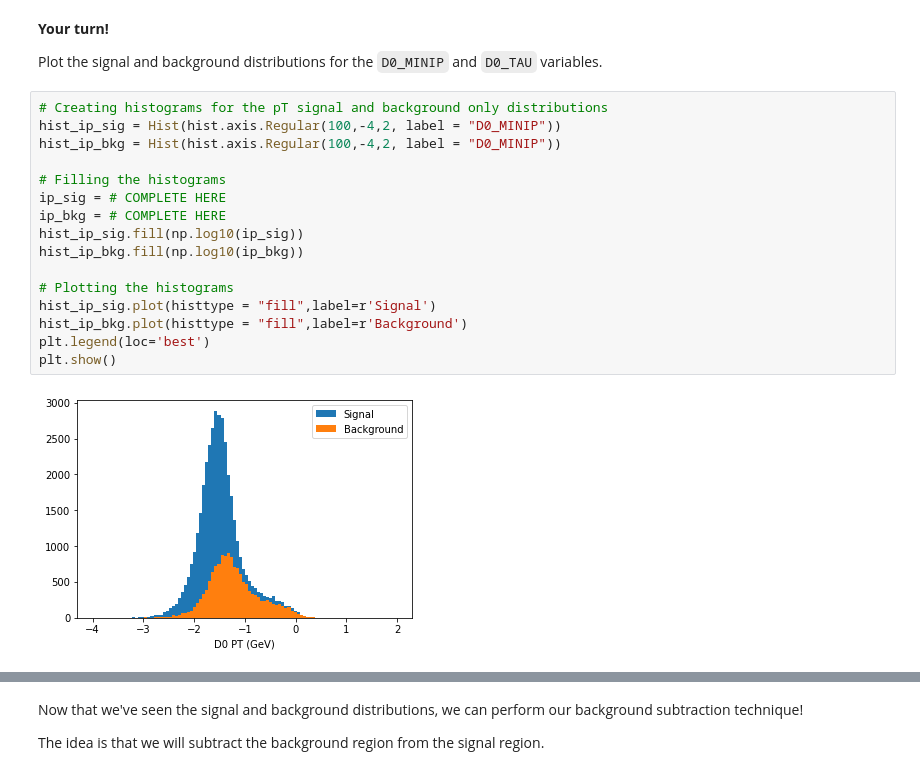
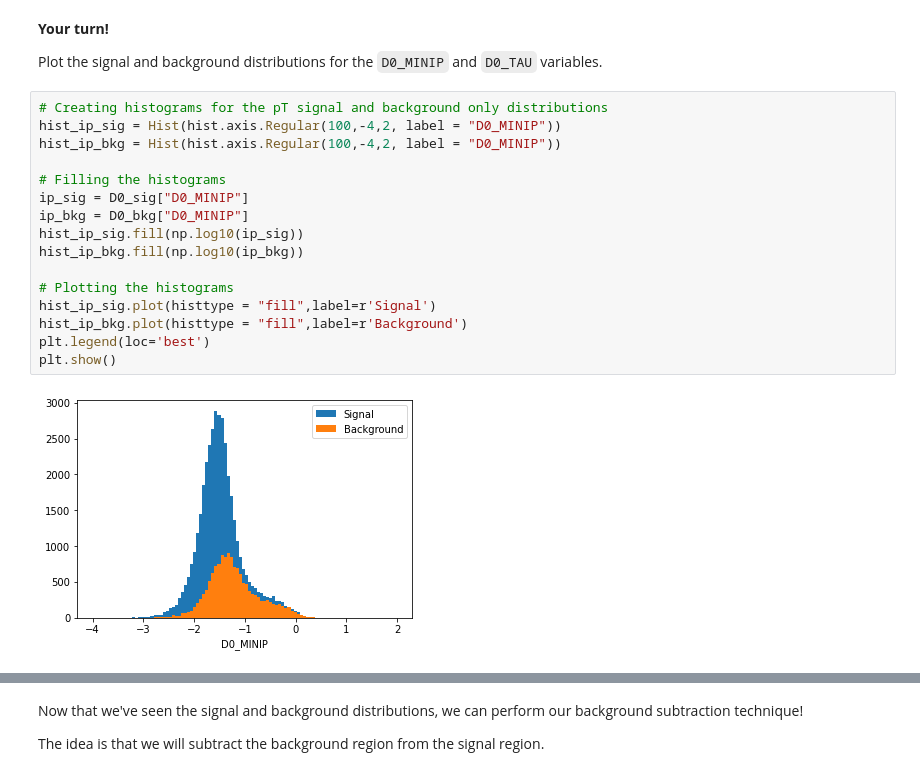
Before and after one commit to abrantesfg/LHCb_tutorials, a Jupyter notebook: Book7-D0Lifetime.ipynb, the cells around one changed output, grey strips where cells are left out. Saved outputs shown, nothing was run; the diff lists cells and outputs as text.

```diff
--- a/Book7-D0Lifetime.ipynb
+++ b/Book7-D0Lifetime.ipynb
@@ -477,21 +482,21 @@ Plot the signal and background distributions for the `D0_MINIP` and `D0_TAU` var
 # %%
 # Creating histograms for the pT signal and background only distributions
 hist_ip_sig = Hist(hist.axis.Regular(100,-4,2, label = "D0_MINIP"))
 hist_ip_bkg = Hist(hist.axis.Regular(100,-4,2, label = "D0_MINIP"))
 
 # Filling the histograms
-ip_sig = # COMPLETE HERE
-ip_bkg = # COMPLETE HERE
+ip_sig = D0_sig["D0_MINIP"]
+ip_bkg = D0_bkg["D0_MINIP"]
 hist_ip_sig.fill(np.log10(ip_sig))
 hist_ip_bkg.fill(np.log10(ip_bkg))
 
 # Plotting the histograms
 hist_ip_sig.plot(histtype = "fill",label=r'Signal')
 hist_ip_bkg.plot(histtype = "fill",label=r'Background')
 plt.legend(loc='best')
 plt.show()
 # %% [output]
-[figure, old version]
+[figure, new version]
 # %%
 # Creating histograms for the pT signal and background only distributions
 hist_tau_sig = Hist(hist.axis.Regular(100,0,0.005, label = "D0 TAU (GeV)"))
```
Also changed, not shown: parts of 20 cells of this notebook, 3 other files.
